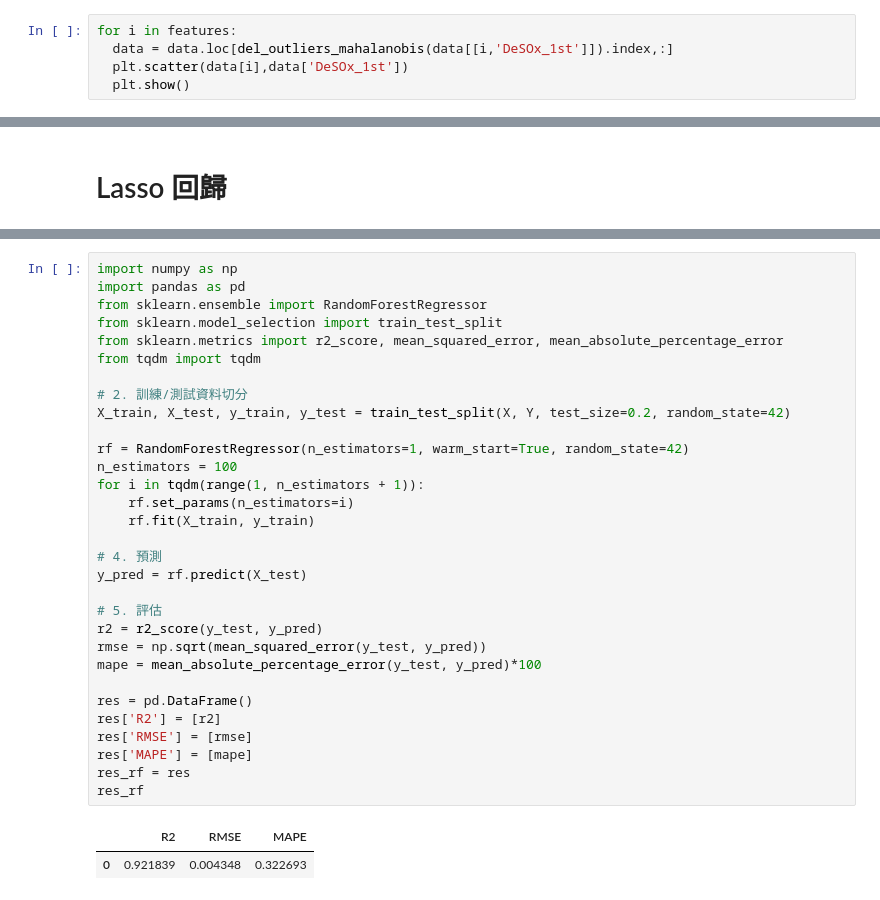
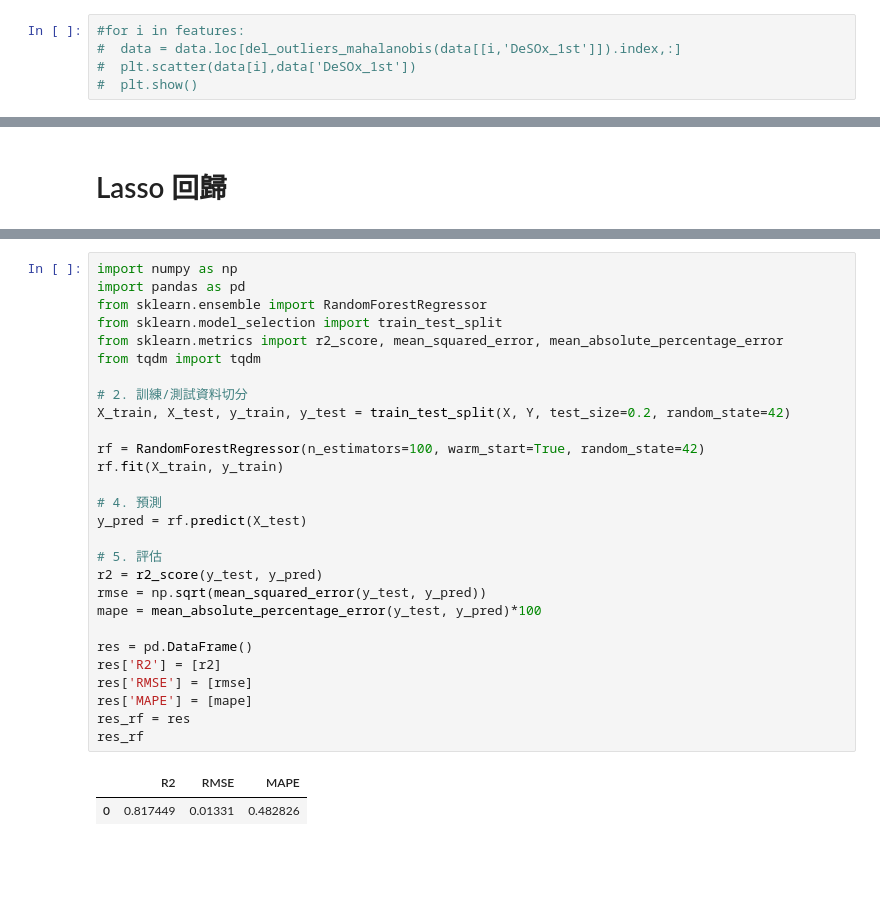
Before and after one commit to skywalker0803r/CFB, a Jupyter notebook: 特徵篩選後建模_數值恆定排除.ipynb, the cells around one changed output, grey strips where cells are left out. Drawn from its saved outputs; the diff is of its cells as text; blank space fills up the shorter version.

```diff
--- a/特徵篩選後建模_數值恆定排除.ipynb
+++ b/特徵篩選後建模_數值恆定排除.ipynb
@@ -139,7 +139,7 @@ def del_outliers_mahalanobis(df):
 
   return df_clean
 # %%
-for i in features:
-  data = data.loc[del_outliers_mahalanobis(data[[i,'DeSOx_1st']]).index,:]
-  plt.scatter(data[i],data['DeSOx_1st'])
-  plt.show()
+#for i in features:
+#  data = data.loc[del_outliers_mahalanobis(data[[i,'DeSOx_1st']]).index,:]
+#  plt.scatter(data[i],data['DeSOx_1st'])
+#  plt.show()
@@ -363,37 +353,34 @@ res_PLS
 # %%
 import numpy as np
 import pandas as pd
 from sklearn.ensemble import RandomForestRegressor
 from sklearn.model_selection import train_test_split
 from sklearn.metrics import r2_score, mean_squared_error, mean_absolute_percentage_error
 from tqdm import tqdm
 
 # 2. 訓練/測試資料切分
 X_train, X_test, y_train, y_test = train_test_split(X, Y, test_size=0.2, random_state=42)
 
-rf = RandomForestRegressor(n_estimators=1, warm_start=True, random_state=42)
-n_estimators = 100
-for i in tqdm(range(1, n_estimators + 1)):
-    rf.set_params(n_estimators=i)
-    rf.fit(X_train, y_train)
+rf = RandomForestRegressor(n_estimators=100, warm_start=True, random_state=42)
+rf.fit(X_train, y_train)
 
 # 4. 預測
 y_pred = rf.predict(X_test)
 
 # 5. 評估
 r2 = r2_score(y_test, y_pred)
 rmse = np.sqrt(mean_squared_error(y_test, y_pred))
 mape = mean_absolute_percentage_error(y_test, y_pred)*100
 
 res = pd.DataFrame()
 res['R2'] = [r2]
 res['RMSE'] = [rmse]
 res['MAPE'] = [mape]
 res_rf = res
 res_rf
 # %% [output]
 |  | R2 | RMSE | MAPE |
-| 0 | 0.921839 | 0.004348 | 0.322693 |
+| 0 | 0.817449 | 0.01331 | 0.482826 |
 # %%
 import numpy as np
 import pandas as pd
```
Also changed, not shown: parts of 14 cells of this notebook.
